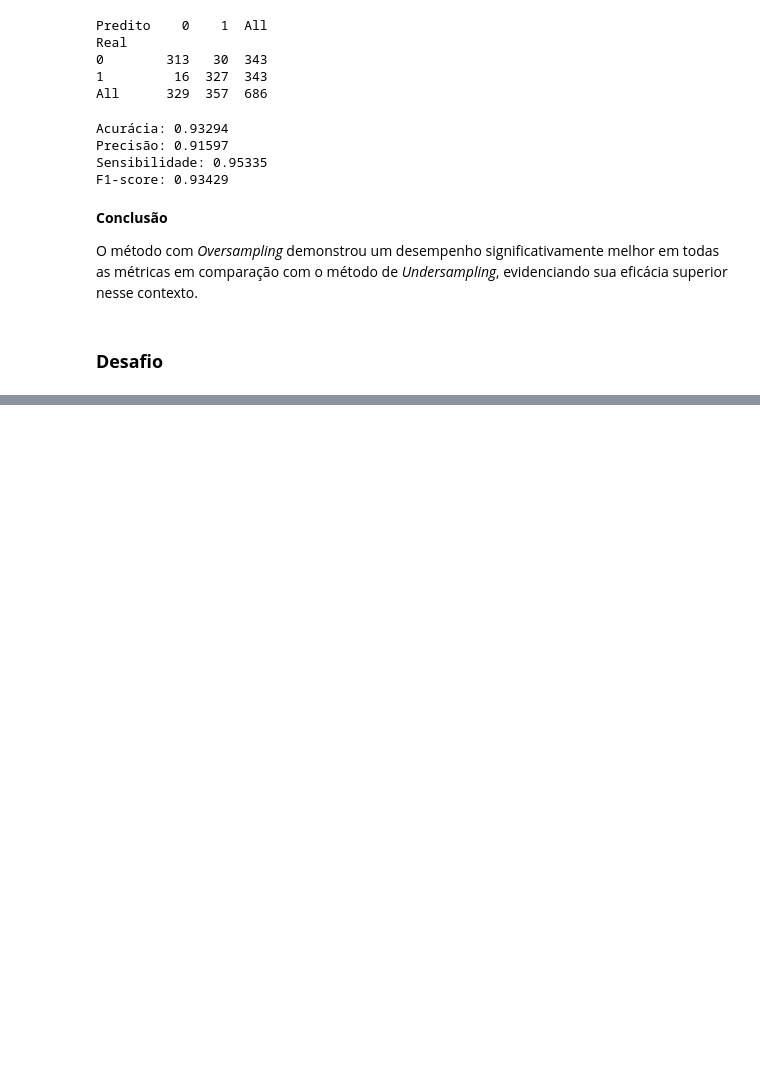
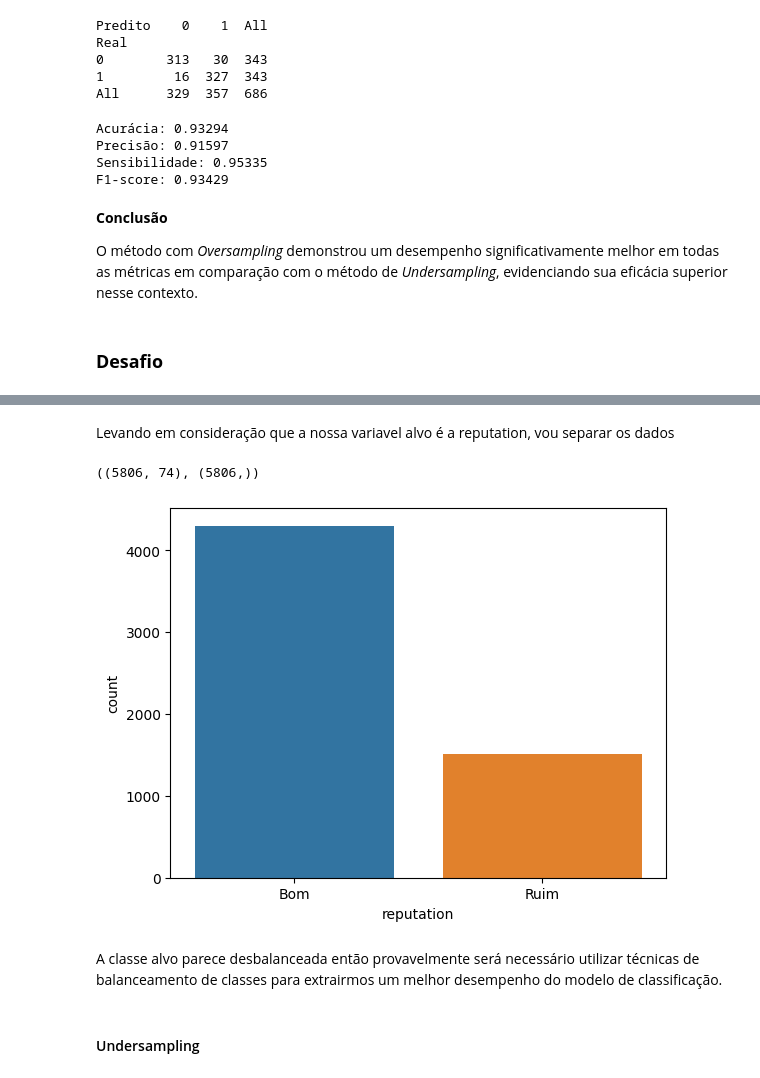
Before and after one commit to JosenildoJunior/StatPyDataScience, a Jupyter notebook: Classificação.ipynb, the cells around one changed output, grey strips where cells are left out. Saved outputs shown, nothing was run; the diff lists cells and outputs as text; code cells hidden in the pictures; blank space fills up the shorter version.

```diff
--- a/Classificação.ipynb
+++ b/Classificação.ipynb
@@ -396,0 +405,3 @@ O método com *Oversampling* demonstrou um desempenho significativamente melhor
+# %%
+# Importando o dataset
+df = pd.read_csv('/content/drive/MyDrive/Estatística para ciência de dados/csv_result-ebay_confianca_completo.csv')
@@ -396,0 +424,2 @@ O método com *Oversampling* demonstrou um desempenho significativamente melhor
+# %% [markdown]
+Levando em consideração que a nossa variavel alvo é a reputation, vou separar os dados
@@ -396,0 +434,14 @@ O método com *Oversampling* demonstrou um desempenho significativamente melhor
+# %%
+# Observando as dimensões
+X.shape, y.shape
+# %% [output]
+((5806, 74), (5806,))
+# %%
+# Exibindo um gráfico para observar o balanceamento da classe
+sns.countplot(data=df, x='reputation');
+# %% [output]
+[figure, added]
+# %% [markdown]
+A classe alvo parece desbalanceada então provavelmente será necessário utilizar técnicas de balanceamento de classes para extrairmos um melhor desempenho do modelo de classificação.
+# %% [markdown]
+#### Undersampling
```
Also changed, not shown: parts of 8 cells of this notebook.
